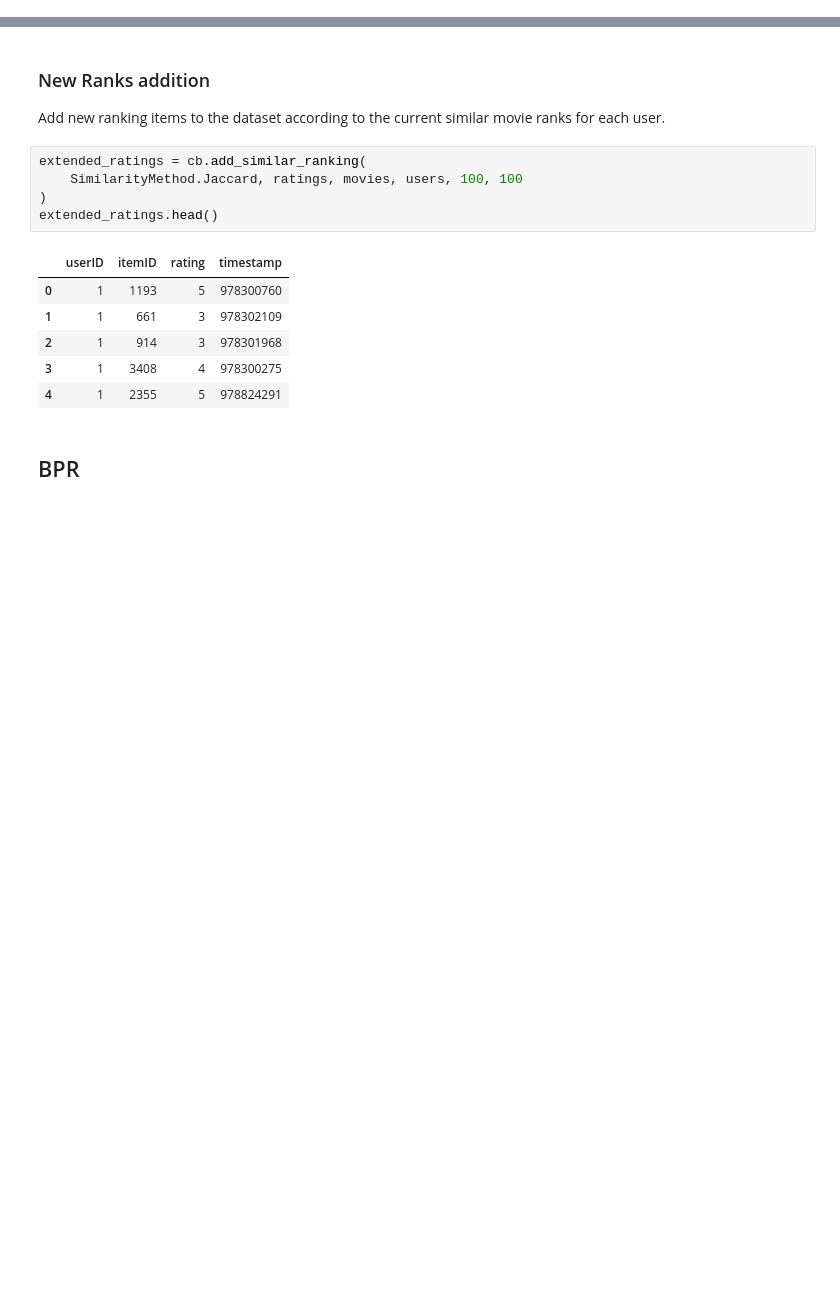
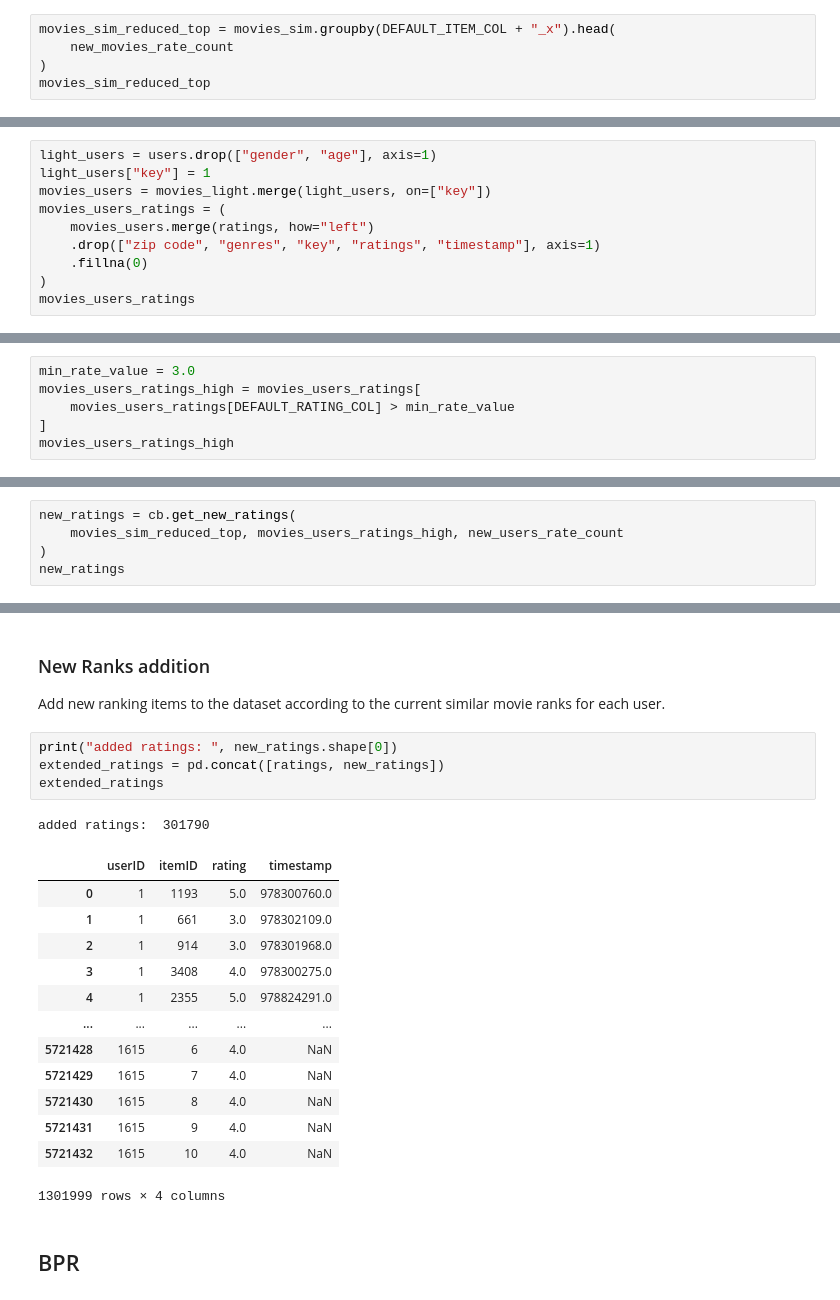
Before and after one commit to TxCorpi0x/hrecom, a Jupyter notebook: prediction_bpr.ipynb, the cells around one changed output, grey strips where cells are left out. Drawn from its saved outputs; the diff is of its cells as text; blank space fills up the shorter version.

```diff
--- a/prediction_bpr.ipynb
+++ b/prediction_bpr.ipynb
@@ -149,0 +179,5 @@ similar_movies.head()
+# %%
+movies_sim_reduced_top = movies_sim.groupby(DEFAULT_ITEM_COL + "_x").head(
+    new_movies_rate_count
+)
+movies_sim_reduced_top
@@ -149,0 +198,10 @@ similar_movies.head()
+# %%
+light_users = users.drop(["gender", "age"], axis=1)
+light_users["key"] = 1
+movies_users = movies_light.merge(light_users, on=["key"])
+movies_users_ratings = (
+    movies_users.merge(ratings, how="left")
+    .drop(["zip code", "genres", "key", "ratings", "timestamp"], axis=1)
+    .fillna(0)
+)
+movies_users_ratings
@@ -149,0 +222,6 @@ similar_movies.head()
+# %%
+min_rate_value = 3.0
+movies_users_ratings_high = movies_users_ratings[
+    movies_users_ratings[DEFAULT_RATING_COL] > min_rate_value
+]
+movies_users_ratings_high
@@ -149,0 +242,5 @@ similar_movies.head()
+# %%
+new_ratings = cb.get_new_ratings(
+    movies_sim_reduced_top, movies_users_ratings_high, new_users_rate_count
+)
+new_ratings
@@ -151,18 +262,25 @@ similar_movies.head()
 ### New Ranks addition
 
 Add new ranking items to the dataset according to the current similar movie ranks for each user.
-# %%
-extended_ratings = cb.add_similar_ranking(
-    SimilarityMethod.Jaccard, ratings, movies, users, 100, 100
-)
-extended_ratings.head()
-# %% [output]
-|  | userID | itemID | rating | timestamp |
-| 0 | 1 | 1193 | 5 | 978300760 |
-| 1 | 1 | 661 | 3 | 978302109 |
-| 2 | 1 | 914 | 3 | 978301968 |
-| 3 | 1 | 3408 | 4 | 978300275 |
-| 4 | 1 | 2355 | 5 | 978824291 |
+# %%
+print("added ratings: ", new_ratings.shape[0])
+extended_ratings = pd.concat([ratings, new_ratings])
+extended_ratings
+# %% [output]
+added ratings:  301790
+|  | userID | itemID | rating | timestamp |
+| 0 | 1 | 1193 | 5.0 | 978300760.0 |
+| 1 | 1 | 661 | 3.0 | 978302109.0 |
+| 2 | 1 | 914 | 3.0 | 978301968.0 |
+| 3 | 1 | 3408 | 4.0 | 978300275.0 |
+| 4 | 1 | 2355 | 5.0 | 978824291.0 |
+| ... | ... | ... | ... | ... |
+| 5721428 | 1615 | 6 | 4.0 | NaN |
+| 5721429 | 1615 | 7 | 4.0 | NaN |
+| 5721430 | 1615 | 8 | 4.0 | NaN |
+| 5721431 | 1615 | 9 | 4.0 | NaN |
+| 5721432 | 1615 | 10 | 4.0 | NaN |
+1301999 rows × 4 columns
 # %% [markdown]
 ## BPR
 # %% [markdown]
```
Also changed, not shown: parts of 11 cells of this notebook, 3 other files.
